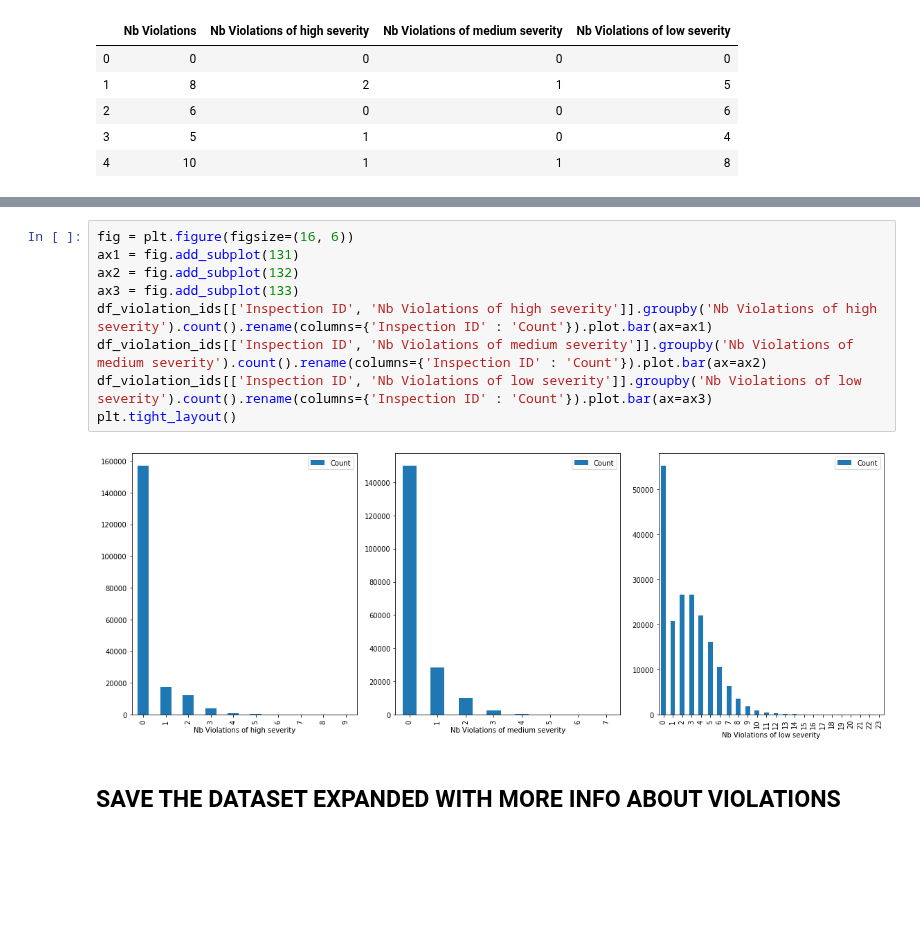
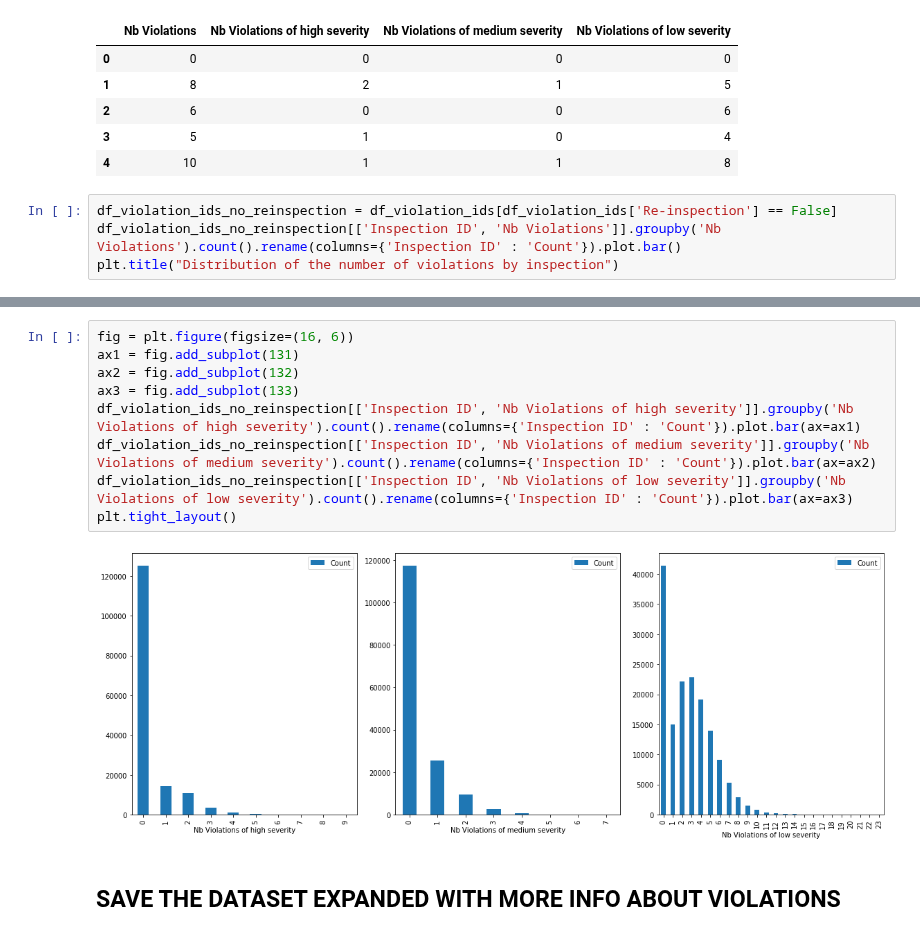
Before and after one commit to VodopaDev/CS401-Chicago-Crime-Analysis, a Jupyter notebook: violations.ipynb, the cells around one changed output, grey strips where cells are left out. Drawn from its saved outputs; the diff is of its cells as text; blank space fills up the shorter version.

```diff
--- a/violations.ipynb
+++ b/violations.ipynb
@@ -221,3 +239,7 @@ df_violation_ids[['Nb Violations', 'Nb Violations of high severity', 'Nb Violati
 | 2 | 6 | 0 | 0 | 6 |
 | 3 | 5 | 1 | 0 | 4 |
 | 4 | 10 | 1 | 1 | 8 |
+# %%
+df_violation_ids_no_reinspection = df_violation_ids[df_violation_ids['Re-inspection'] == False]
+df_violation_ids_no_reinspection[['Inspection ID', 'Nb Violations']].groupby('Nb Violations').count().rename(columns={'Inspection ID' : 'Count'}).plot.bar()
+plt.title("Distribution of the number of violations by inspection")
@@ -224,14 +249,14 @@ df_violation_ids[['Nb Violations', 'Nb Violations of high severity', 'Nb Violati
 # %%
 fig = plt.figure(figsize=(16, 6))
 ax1 = fig.add_subplot(131)
 ax2 = fig.add_subplot(132)
 ax3 = fig.add_subplot(133)
-df_violation_ids[['Inspection ID', 'Nb Violations of high severity']].groupby('Nb Violations of high severity').count().rename(columns={'Inspection ID' : 'Count'}).plot.bar(ax=ax1)
-df_violation_ids[['Inspection ID', 'Nb Violations of medium severity']].groupby('Nb Violations of medium severity').count().rename(columns={'Inspection ID' : 'Count'}).plot.bar(ax=ax2)
-df_violation_ids[['Inspection ID', 'Nb Violations of low severity']].groupby('Nb Violations of low severity').count().rename(columns={'Inspection ID' : 'Count'}).plot.bar(ax=ax3)
+df_violation_ids_no_reinspection[['Inspection ID', 'Nb Violations of high severity']].groupby('Nb Violations of high severity').count().rename(columns={'Inspection ID' : 'Count'}).plot.bar(ax=ax1)
+df_violation_ids_no_reinspection[['Inspection ID', 'Nb Violations of medium severity']].groupby('Nb Violations of medium severity').count().rename(columns={'Inspection ID' : 'Count'}).plot.bar(ax=ax2)
+df_violation_ids_no_reinspection[['Inspection ID', 'Nb Violations of low severity']].groupby('Nb Violations of low severity').count().rename(columns={'Inspection ID' : 'Count'}).plot.bar(ax=ax3)
 plt.tight_layout()
 # %% [output]
-[figure, old version]
+[figure, new version]
 # %% [markdown]
 ## SAVE THE DATASET EXPANDED WITH MORE INFO ABOUT VIOLATIONS ##
 # %%
```
Also changed, not shown: parts of 29 cells of this notebook, 2 other files.
